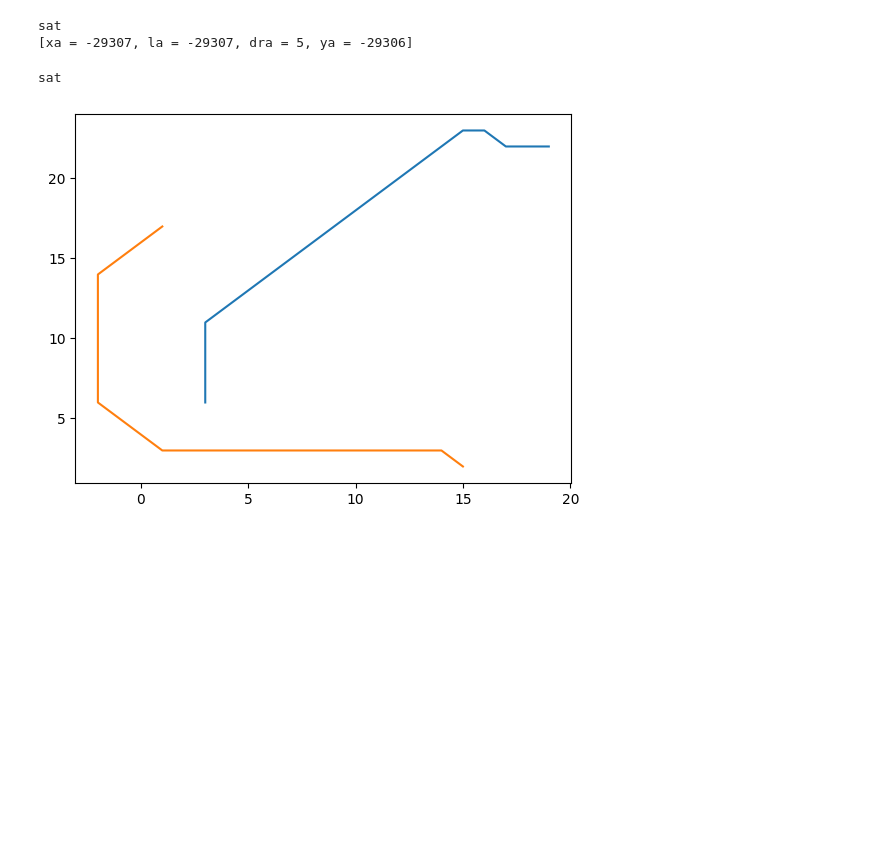
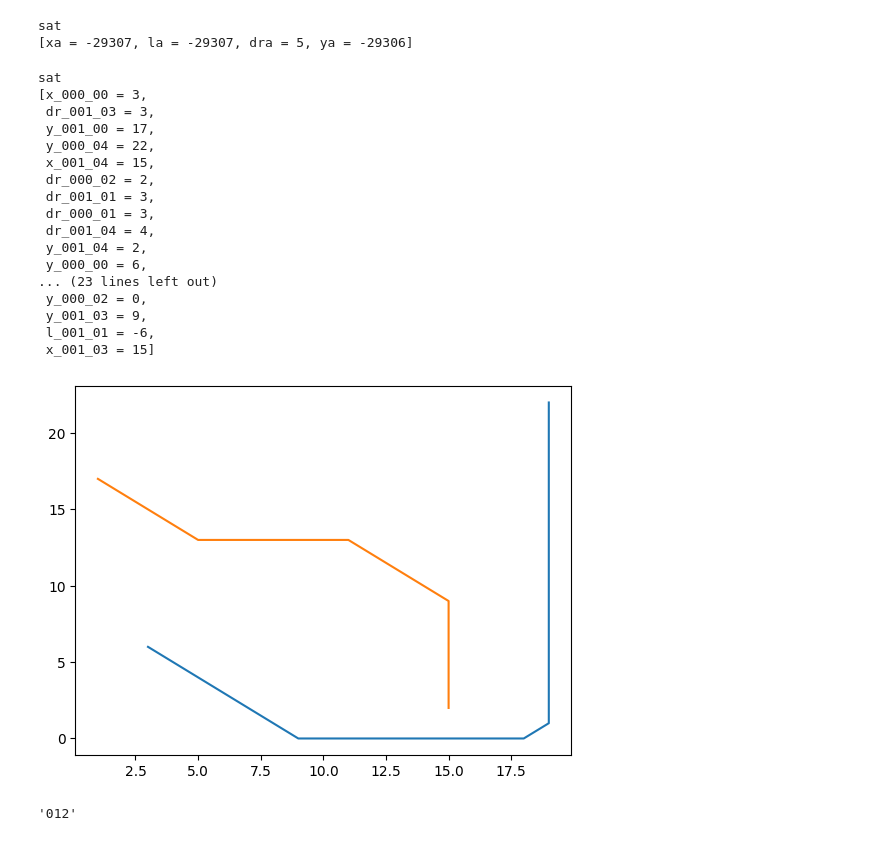
Before and after one commit to TheTesla/z3route, a Jupyter notebook: routehvd.ipynb, the cells around one changed output. Saved outputs shown, nothing was run; the diff lists cells and outputs as text; code cells hidden in the pictures; blank space fills up the shorter version.

Commit message:
multiple traces possible

```diff
--- a/routehvd.ipynb
+++ b/routehvd.ipynb
@@ -126,46 +126,74 @@ print(m)
 sat
 [xa = -29307, la = -29307, dra = 5, ya = -29306]
 # %%
-xap = [z3.Int("xa0"), z3.Int("xa1"), z3.Int("xa2"), z3.Int("xa3"), z3.Int("xa4"), z3.Int("xa5")]
-yap = [z3.Int("ya0"), z3.Int("ya1"), z3.Int("ya2"), z3.Int("ya3"), z3.Int("ya4"), z3.Int("ya5")]
-lap = [z3.Int("la0"), z3.Int("la1"), z3.Int("la2"), z3.Int("la3"), z3.Int("la4")]
-drap = [z3.Int("drap0"), z3.Int("drap1"),z3.Int("drap2"),z3.Int("drap3"),z3.Int("drap4"),z3.Int("drap5")]
 
-bendsa = [bend_45(lap[i], drap[i], drap[i+1]) for i in range(len(lap))]
-segmentsa = [segment(xap[i], yap[i], xap[i+1], yap[i+1], drap[i+1], lap[i]) for i in range(len(lap))]
+def declare_all_traces(nbr_traces=3, nbr_segments=5):
+    return [[[z3.Int(f"x_{p:03}_{s:02}"),
+              z3.Int(f"y_{p:03}_{s:02}"),
+              z3.Int(f"dr_{p:03}_{s:02}"),
+              z3.Int(f"l_{p:03}_{s:02}")] for s in range(nbr_segments)] for p in range(nbr_traces)]
+
+def create_all_segment_constraints(traces):
+     return [segment(trace[i][0], trace[i][1], trace[i+1][0], trace[i+1][1], trace[i+1][2], trace[i][3]) for trace in traces for i in range(len(trace)-1)]
+
+def create_all_bend_constraints(traces):
+    return [bend_45(trace[i][3], trace[i][2], trace[i+1][2]) for trace in traces for i in range(len(trace)-1)]
+
+def create_all_collision_constraints(traces):
+    return [check_collision(traces[ita][isa][0],traces[ita][isa][1],traces[ita][isa+1][2],traces[ita][isa][3],
+                            traces[itb][isb][0],traces[itb][isb][1],traces[itb][isb+1][2],traces[itb][isb][3]) \
+        for ita in range(len(traces)) for itb in range(ita,len(traces)) for isa in range(len(traces[ita])-1) for isb in range(len(traces[itb])-1) if ita != itb]
 
 
-xbp = [z3.Int("xb0"), z3.Int("xb1"), z3.Int("xb2"), z3.Int("xb3"), z3.Int("xb4"), z3.Int("xb5")]
-ybp = [z3.Int("yb0"), z3.Int("yb1"), z3.Int("yb2"), z3.Int("yb3"), z3.Int("yb4"), z3.Int("yb5")]
-
-lbp = [z3.Int("lb0"), z3.Int("lb1"), z3.Int("lb2"), z3.Int("lb3"), z3.Int("lb4")]
-drbp = [z3.Int("drbp0"), z3.Int("drbp1"),z3.Int("drbp2"),z3.Int("drbp3"),z3.Int("drbp4"),z3.Int("drbp5")]
-
-bendsb = [bend_45(lbp[i], drbp[i], drbp[i+1]) for i in range(len(lbp))]
-segmentsb = [segment(xbp[i], ybp[i], xbp[i+1], ybp[i+1], drbp[i+1], lbp[i]) for i in range(len(lbp))]
-
-collisions = [check_collision(xap[ia],yap[ia],drap[ia+1],lap[ia],xbp[ib],ybp[ib],drbp[ib+1],lbp[ib]) for ia in range(len(lap)) for ib in range(len(lbp))]
-
-endptsa = [xap[0] == 3, yap[0] == 6, xap[-1] == 19, yap[-1] == 22]
-endptsb = [xbp[0] == 1, ybp[0] == 17, xbp[-1] == 15, ybp[-1] == 2]
 
 
+
+traces = declare_all_traces(2,5)
+segment_constraints = create_all_segment_constraints(traces)
+bend_constraints = create_all_bend_constraints(traces)
+collision_constraints = create_all_collision_constraints(traces)
+
+endpoint_constraints = [traces[0][0][0] == 3, traces[0][0][1] == 6, traces[0][-1][0] == 19, traces[0][-1][1] == 22,
+                        traces[1][0][0] == 1, traces[1][0][1] == 17, traces[1][-1][0] == 15, traces[1][-1][1] == 2]
+
 s = z3.Solver()
-s.add(*bendsa,*segmentsa,*endptsa,*bendsb,*segmentsb,*endptsb,*collisions)
+#s.add(*bendsa,*segmentsa,*endptsa,*bendsb,*segmentsb,*endptsb,*collisions)
+s.add(*bend_constraints,*segment_constraints,*endpoint_constraints, *collision_constraints)
+
 print(s.check())
 m = s.model()
-#print(m)
+print(m)
 
-xapv = z3extract(m, xap)
-yapv = z3extract(m, yap)
-xbpv = z3extract(m, xbp)
-ybpv = z3extract(m, ybp)
+xapv = z3extract(m, [segment[0] for segment in traces[0]])
+yapv = z3extract(m, [segment[1] for segment in traces[0]])
+xbpv = z3extract(m, [segment[0] for segment in traces[1]])
+ybpv = z3extract(m, [segment[1] for segment in traces[1]])
 
 from matplotlib import pyplot as plt
 
 plt.plot(xapv, yapv, xbpv, ybpv)
 
 plt.show()
 # %% [output]
 sat
+[x_000_00 = 3,
+ dr_001_03 = 3,
+ y_001_00 = 17,
+ y_000_04 = 22,
+ x_001_04 = 15,
+ dr_000_02 = 2,
+ dr_001_01 = 3,
+ dr_000_01 = 3,
+ dr_001_04 = 4,
+ y_001_04 = 2,
+ y_000_00 = 6,
+... (23 lines left out)
+ y_000_02 = 0,
+ y_001_03 = 9,
+ l_001_01 = -6,
+ x_001_03 = 15]
-[figure, old version]
+[figure, new version]
+# %%
+f"{x:03}"
+# %% [output]
+'012'
```
Also changed, not shown: parts of 2 cells of this notebook.
